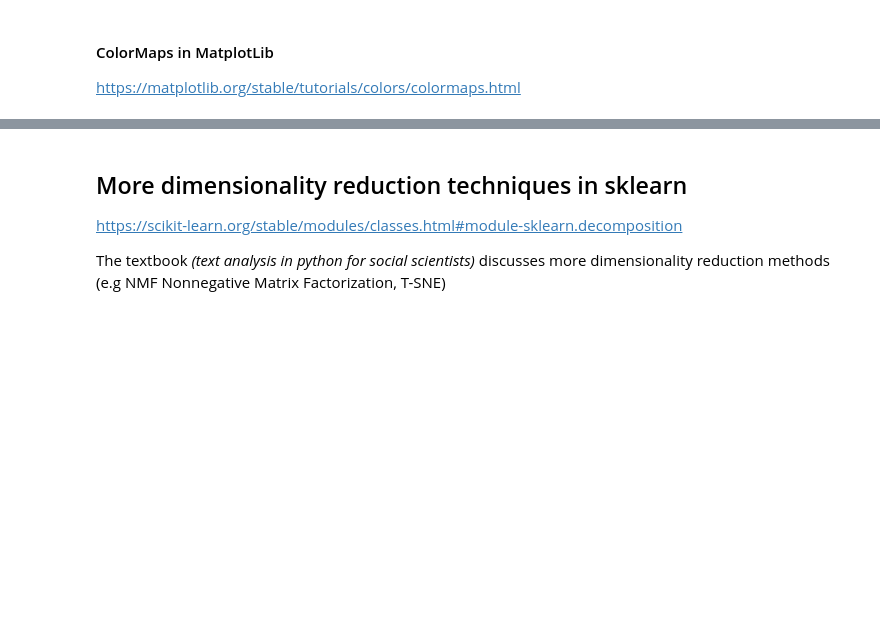
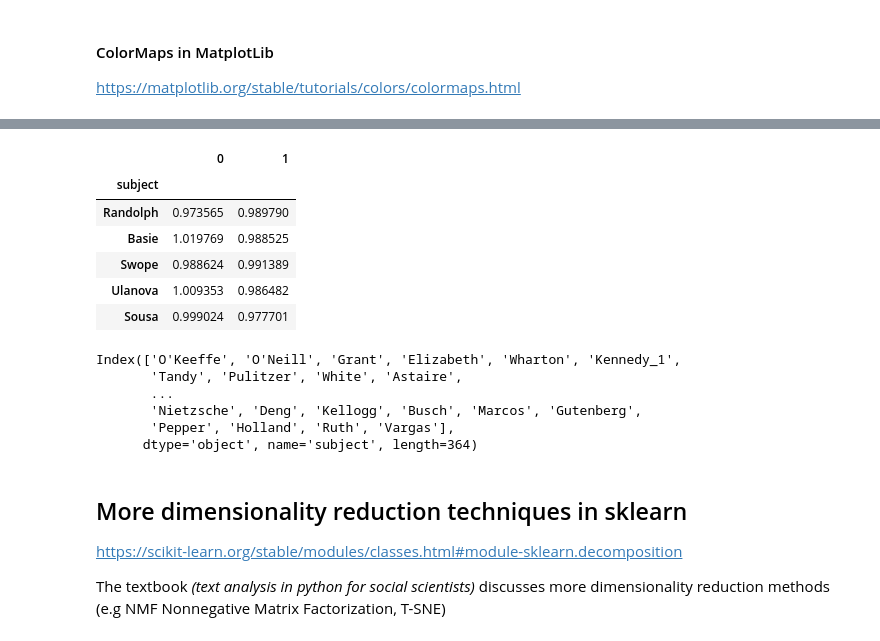
Before and after one commit to BC-COMS-2710/summer21-material, a Jupyter notebook: demo/Demo19.ipynb, the cells around one changed output, grey strips where cells are left out. Saved outputs shown, nothing was run; the diff lists cells and outputs as text; code cells hidden in the pictures; blank space fills up the shorter version.

```diff
--- a/demo/Demo19.ipynb
+++ b/demo/Demo19.ipynb
@@ -183,3 +455,23 @@ new_df.plot.scatter(x=1, y=0, c='cluster', cmap='winter')
+# %%
+tmp_df.index = df.index
+tmp_df.head(5)
+# %% [output]
+|  | 0 | 1 |
+| subject |  |  |
+| Randolph | 0.973565 | 0.989790 |
+| Basie | 1.019769 | 0.988525 |
+| Swope | 0.988624 | 0.991389 |
+| Ulanova | 1.009353 | 0.986482 |
+| Sousa | 0.999024 | 0.977701 |
+# %%
+tmp_df.sort_values(1).index
+# %% [output]
+Index(['O'Keeffe', 'O'Neill', 'Grant', 'Elizabeth', 'Wharton', 'Kennedy_1',
+       'Tandy', 'Pulitzer', 'White', 'Astaire',
+       ...
+       'Nietzsche', 'Deng', 'Kellogg', 'Busch', 'Marcos', 'Gutenberg',
+       'Pepper', 'Holland', 'Ruth', 'Vargas'],
+      dtype='object', name='subject', length=364)
 # %% [markdown]
 ## More dimensionality reduction techniques in sklearn
 
```
Also changed, not shown: parts of 44 cells of this notebook.
